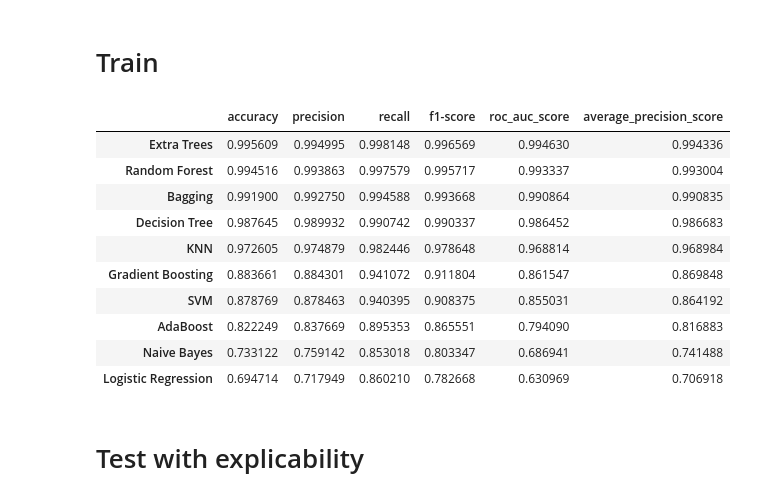
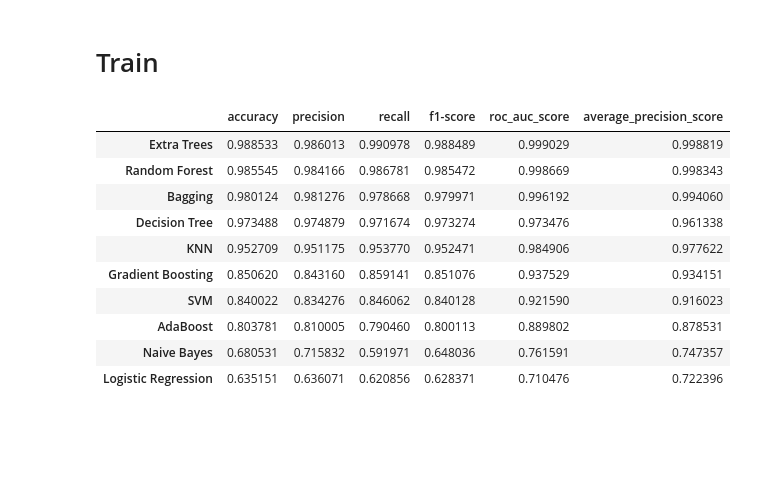
Before and after one commit to pattrickx/Illegal-fishing-classification, a Jupyter notebook: experiemnto_controle.ipynb, the cells around one changed output. Cells and saved outputs as stored; diff of their text form; code cells hidden in the pictures; blank space fills up the shorter version.

Commit message:
the data

```diff
--- a/experiemnto_controle.ipynb
+++ b/experiemnto_controle.ipynb
@@ -7,7 +7,7 @@ df_drift.shape
 # %% [output]
 (13968727, 10)
 # %%
-df_drift = df_drift.drop_duplicates(subset=['mmsi', 'timestamp', 'distance_from_shore', 'distance_from_port',
+df_drift = df_drift.drop_duplicates(subset=['distance_from_shore', 'distance_from_port',
        'speed', 'course', 'lat', 'lon', 'is_fishing'])
 df_drift.shape
 # %% [output]
@@ -20,3 +20,6 @@ df_drift.shape
+# %%
+# converter o que não for 0 em is_fishing para 1
+df_drift['is_fishing'] = df_drift['is_fishing'].apply(lambda x: 1 if x != 0 else 0)
 # %%
 # plotting the distribution of the distance from shore for fishing and non-fishing activities
 import matplotlib.pyplot as plt
@@ -43,0 +47,7 @@ plt.show()
+# %%
+# down sample fishing activities to balance the dataset
+fishing_df = df_drift[df_drift['is_fishing'] == 1]
+non_fishing_df = df_drift[df_drift['is_fishing'] == 0]
+fishing_sampled = fishing_df.sample(n=len(non_fishing_df), random_state=42)
+df_drift = pd.concat([fishing_sampled, non_fishing_df]).sample(frac=1, random_state=42).reset_index(drop=True)
+df_drift.shape
@@ -46,15 +69,14 @@ plt.show()
 # %%
 # ! pip install scikit-learn
 # %%
-model_data = df_drift.drop(columns=['mmsi',"source"])
-# converter o que não for 0 em is_fishing para 1
-model_data['is_fishing'] = model_data['is_fishing'].apply(lambda x: 1 if x != 0 else 0)
+model_data = df_drift.drop(columns=['mmsi',"source", 'timestamp'])
+
 # data split
 from sklearn.model_selection import train_test_split
 
 X = model_data.drop(columns=['is_fishing'])
 y = model_data['is_fishing']
-X_train, X_test, y_train, y_test = train_test_split(X, y, test_size=0.2, random_state=42)
+X_train, X_test, y_train, y_test = train_test_split(X, y, test_size=0.2, random_state=42, stratify=df_drift['mmsi'])
 
 
 # data train normalization
@@ -91,44 +113,47 @@ models = {
     'KNN': KNeighborsClassifier(),
     'Naive Bayes': GaussianNB(),
     'Decision Tree': DecisionTreeClassifier(),
     'Gradient Boosting': GradientBoostingClassifier(),
     'AdaBoost': AdaBoostClassifier(),
     'Extra Trees': ExtraTreesClassifier(),
     'Bagging': BaggingClassifier(),
 }
 
 # train models and compare results by accuracy, precision, recall, f1-score, roc_auc_score, average_precision_score
 results = {}
 for name, model in models.items():
     model.fit(X_train_scaled, y_train)
+    if hasattr(model, "predict_proba"):
+        y_proba = model.predict_proba(X_test_scaled)[:, 1]
+    else:
+        y_proba = model.decision_function(X_test_scaled)
+
     y_pred = model.predict(X_test_scaled)
     accuracy = accuracy_score(y_test, y_pred)
     precision = precision_score(y_test, y_pred)
     recall = recall_score(y_test, y_pred)
     f1 = f1_score(y_test, y_pred)
-    roc_auc = roc_auc_score(y_test, y_pred)
-    average_precision = average_precision_score(y_test, y_pred)
+    roc_auc = roc_auc_score(y_test, y_proba)
+    average_precision = average_precision_score(y_test, y_proba)
     results[name] = {
         'accuracy': accuracy,
         'precision': precision,
         'recall': recall,
         'f1-score': f1,
         'roc_auc_score': roc_auc,
         'average_precision_score': average_precision
     }
 results_df = pd.DataFrame(results).T
 results_df.sort_values(by='accuracy', ascending=False)
 # %% [output]
 |  | accuracy | precision | recall | f1-score | roc_auc_score | average_precision_score |
-| Extra Trees | 0.995609 | 0.994995 | 0.998148 | 0.996569 | 0.994630 | 0.994336 |
-| Random Forest | 0.994516 | 0.993863 | 0.997579 | 0.995717 | 0.993337 | 0.993004 |
-| Bagging | 0.991900 | 0.992750 | 0.994588 | 0.993668 | 0.990864 | 0.990835 |
-| Decision Tree | 0.987645 | 0.989932 | 0.990742 | 0.990337 | 0.986452 | 0.986683 |
-| KNN | 0.972605 | 0.974879 | 0.982446 | 0.978648 | 0.968814 | 0.968984 |
-| Gradient Boosting | 0.883661 | 0.884301 | 0.941072 | 0.911804 | 0.861547 | 0.869848 |
-| SVM | 0.878769 | 0.878463 | 0.940395 | 0.908375 | 0.855031 | 0.864192 |
-| AdaBoost | 0.822249 | 0.837669 | 0.895353 | 0.865551 | 0.794090 | 0.816883 |
-| Naive Bayes | 0.733122 | 0.759142 | 0.853018 | 0.803347 | 0.686941 | 0.741488 |
-| Logistic Regression | 0.694714 | 0.717949 | 0.860210 | 0.782668 | 0.630969 | 0.706918 |
+| Extra Trees | 0.988533 | 0.986013 | 0.990978 | 0.988489 | 0.999029 | 0.998819 |
+| Random Forest | 0.985545 | 0.984166 | 0.986781 | 0.985472 | 0.998669 | 0.998343 |
+| Bagging | 0.980124 | 0.981276 | 0.978668 | 0.979971 | 0.996192 | 0.994060 |
+| Decision Tree | 0.973488 | 0.974879 | 0.971674 | 0.973274 | 0.973476 | 0.961338 |
+| KNN | 0.952709 | 0.951175 | 0.953770 | 0.952471 | 0.984906 | 0.977622 |
+| Gradient Boosting | 0.850620 | 0.843160 | 0.859141 | 0.851076 | 0.937529 | 0.934151 |
+| SVM | 0.840022 | 0.834276 | 0.846062 | 0.840128 | 0.921590 | 0.916023 |
+| AdaBoost | 0.803781 | 0.810005 | 0.790460 | 0.800113 | 0.889802 | 0.878531 |
+| Naive Bayes | 0.680531 | 0.715832 | 0.591971 | 0.648036 | 0.761591 | 0.747357 |
+| Logistic Regression | 0.635151 | 0.636071 | 0.620856 | 0.628371 | 0.710476 | 0.722396 |
-# %% [markdown]
-# Test with explicability
```
Also changed, not shown: parts of 26 cells of this notebook, 4 other files.
